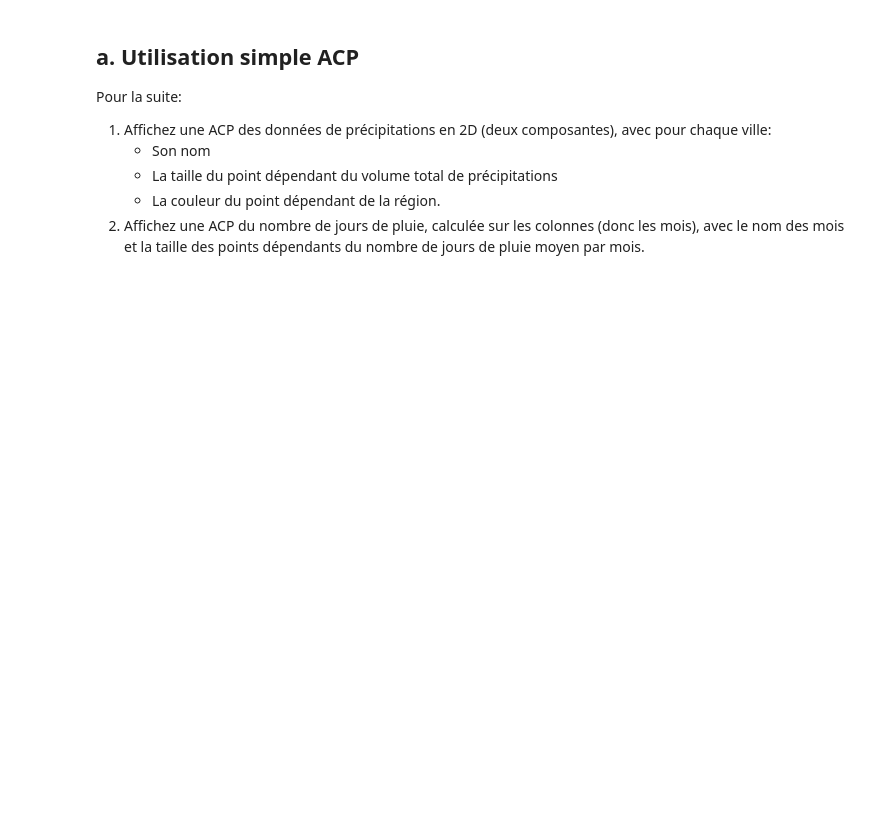
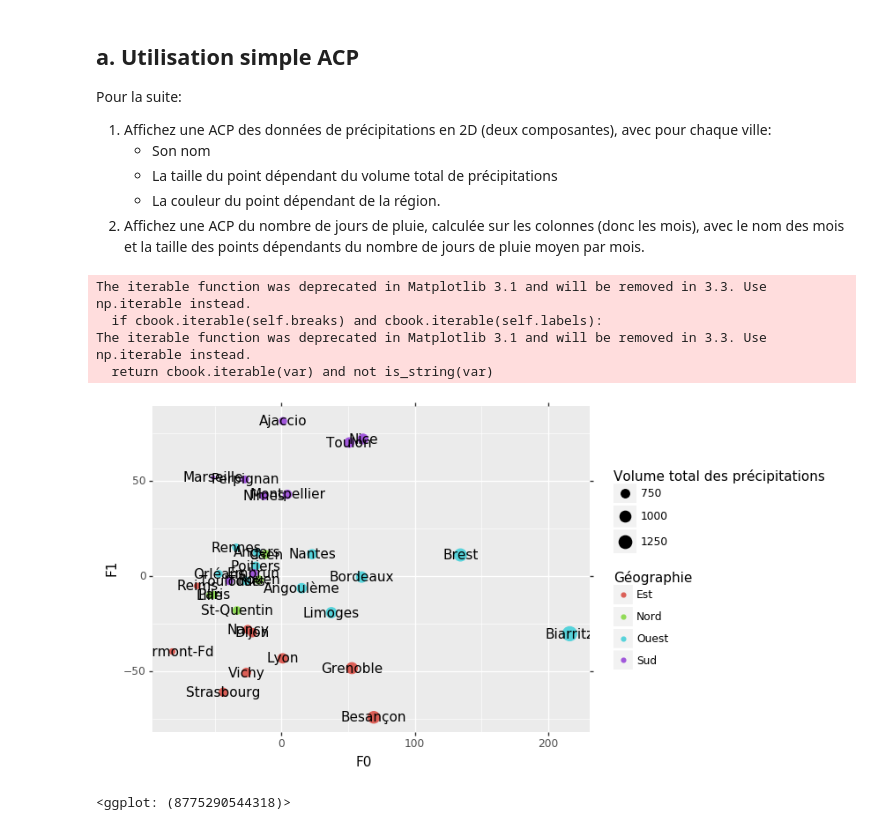
Before and after one commit to campusplage/compte-rendus-bobo_florian__seck_omar, a Jupyter notebook: TP2_sklearn.ipynb, the cells around one changed output. Cells and saved outputs as stored; diff of their text form; code cells hidden in the pictures; blank space fills up the shorter version.

```diff
--- a/TP2_sklearn.ipynb
+++ b/TP2_sklearn.ipynb
@@ -459,0 +482,28 @@ Pour la suite:
+# %%
+# ACP des précipitations par ville
+data_precipitation=data['Précipitations'] # On récupère les précipitations
+V_total = data_precipitation.sum(axis=1).values # On récupère le volume total des précipitations
+Geo =data['Géographie'].values # On récupère les zones géographiques
+pca_precip=PCA(n_components=2)  # On fait une acp avec 2 composantes
+precip_transform=pca_precip.fit_transform(data_precipitation)  # On transforme par ACP notre jeu de données
+precip_transform = pandas.DataFrame(precip_transform , index=data_precipitation.index ,columns=['F0','F1'])  # On crée la dataframe des précipitations
+precip_transform['Géographie']=Geo  # On rajoute la géographie
+precip_transform['Volume total des précipitations']=V_total # On rajoute le volume total des précipitations
+precip_transform['index_']=precip_transform.index
+
+
+mtp.rcParams["figure.figsize"] = "30, 30"
+
+
+
+g=ggplot(precip_transform) + geom_point(aes('F0', 'F1', color='Géographie', size='Volume total des précipitations',label=precip_transform.index))
+    #On affiche le graphique final avec la taille des points correspondant aux volume total des précipitations et la couleurs à la zone géographique
+p = g +  geom_text( aes(precip_transform['F0'],precip_transform['F1'], label =precip_transform.index))
+print(p)
+# %% [output]
+The iterable function was deprecated in Matplotlib 3.1 and will be removed in 3.3. Use np.iterable instead.
+  if cbook.iterable(self.breaks) and cbook.iterable(self.labels):
+The iterable function was deprecated in Matplotlib 3.1 and will be removed in 3.3. Use np.iterable instead.
+  return cbook.iterable(var) and not is_string(var)
+[figure, added]
+<ggplot: (8775290544318)>
```
Also changed, not shown: parts of 6 cells of this notebook.
